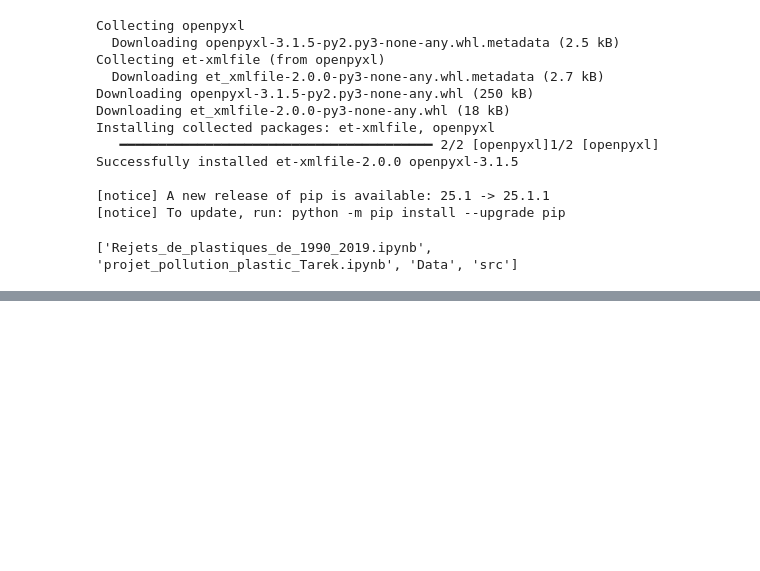
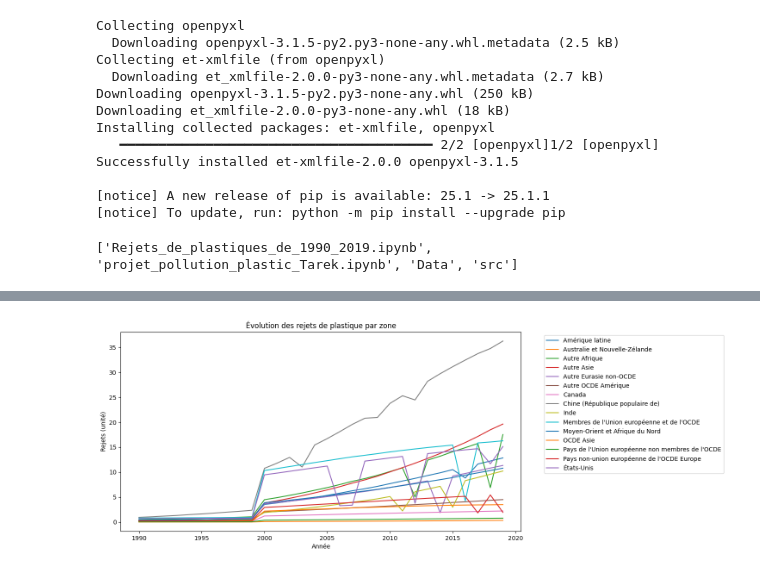
Before and after one commit to Mias21/projet_pollution_plastic, a Jupyter notebook: Notebook_Tarek/Rejets_de_plastiques_de_1990_2019.ipynb, the cells around one changed output, grey strips where cells are left out. Drawn from its saved outputs; the diff is of its cells as text; code cells hidden in the pictures; blank space fills up the shorter version.

```diff
--- a/Notebook_Tarek/Rejets_de_plastiques_de_1990_2019.ipynb
+++ b/Notebook_Tarek/Rejets_de_plastiques_de_1990_2019.ipynb
@@ -26,0 +253,2 @@ df = pd.read_excel('Data/Rejets_de_plastiques_de_1990_2019.xlsx')
+# %%
+df = pd.read_excel(filepath, sheet_name=0)
@@ -26,0 +315,2 @@ df = pd.read_excel('Data/Rejets_de_plastiques_de_1990_2019.xlsx')
+# %%
+df.columns = df.columns.str.strip()
@@ -26,0 +333,12 @@ df = pd.read_excel('Data/Rejets_de_plastiques_de_1990_2019.xlsx')
+# %%
+df['OBS_VALUE'] = pd.to_numeric(df['OBS_VALUE'], errors='coerce')
+# %%
+pivot = df.pivot_table(index='TIME_PERIOD', columns='Zone de référence', values='OBS_VALUE', aggfunc='sum')
+pivot.plot(figsize=(12,6))
+plt.title("Évolution des rejets de plastique par zone")
+plt.ylabel("Rejets (unité)")
+plt.xlabel("Année")
+plt.legend(bbox_to_anchor=(1.05, 1), loc='upper left')
+plt.show()
+# %% [output]
+[figure, added]
```
Also changed, not shown: parts of 36 cells of this notebook, 4 other files.
